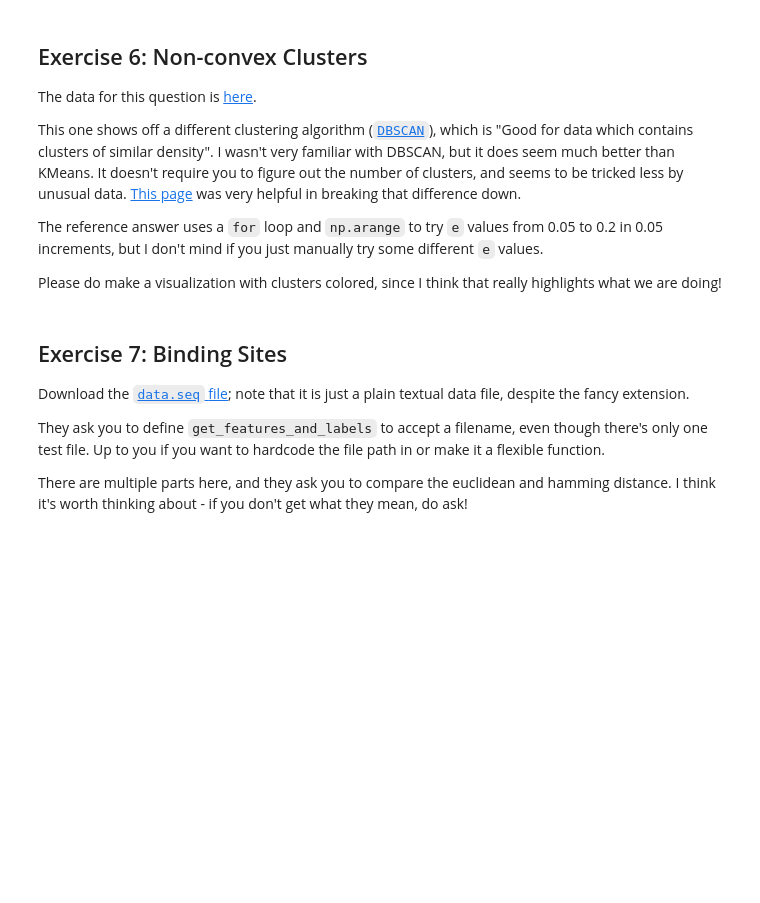
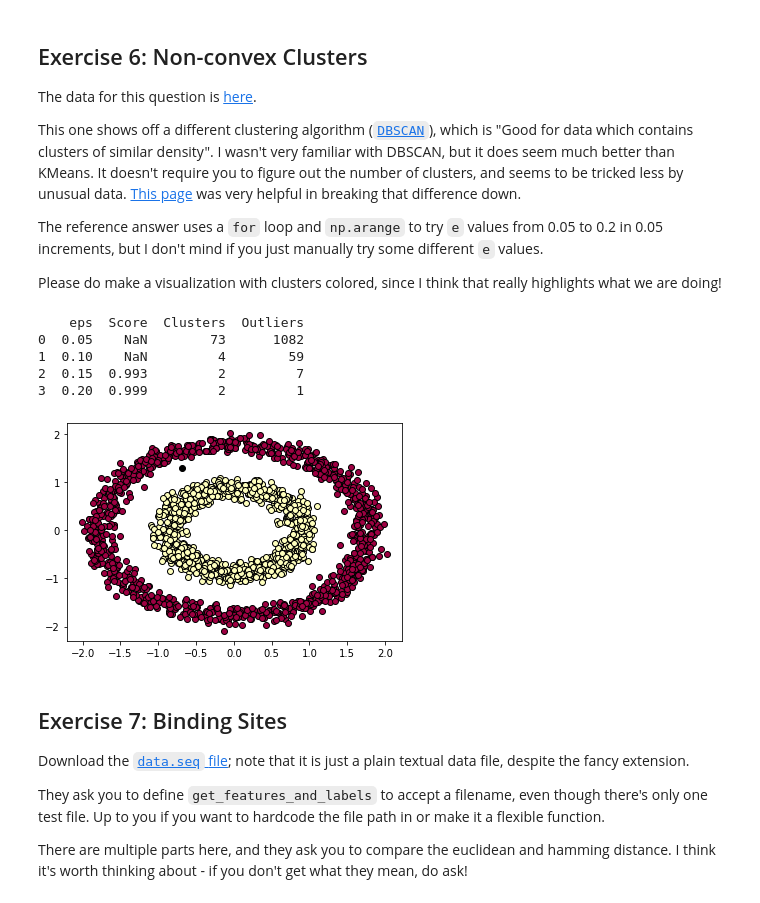
Before and after one commit to Pine9/MLexercises, a Jupyter notebook: ml_exercises.ipynb, the cells around one changed output. Cells and saved outputs as stored; diff of their text form; code cells hidden in the pictures; blank space fills up the shorter version.

```diff
--- a/ml_exercises.ipynb
+++ b/ml_exercises.ipynb
@@ -247,6 +291,64 @@ This one shows off a different clustering algorithm ([`DBSCAN`](https://scikit-l
 The reference answer uses a `for` loop and `np.arange` to try `e` values from 0.05 to 0.2 in 0.05 increments, but I don't mind if you just manually try some different `e` values.
 
 Please do make a visualization with clusters colored, since I think that really highlights what we are doing!
+# %%
+from sklearn.preprocessing import StandardScaler
+
+df = pd.read_csv("data.tsv", sep='\t')
+X = df[["X1","X2"]]
+X = StandardScaler().fit_transform(X)
+y = df['y']
+# as provided in exercise
+values = np.arange(0.05, 0.2, 0.05)
+lst = []
+num_unique = len(np.unique(y))
+
+for v in values:
+    model = DBSCAN(v).fit(X)
+    num_clusters = max(model.labels_) + 1
+
+    if num_clusters != num_unique:
+        score = np.nan
+    else:
+        permutation = find_permutation(num_clusters, y, model.labels_)
+        new_labels = [ permutation[label] for label in model.labels_[model.labels_ != 1] ]
+        score = metrics.accuracy_score(y[model.labels_ != 1], new_labels)
+
+    lst.append([v, score, num_clusters, np.sum(model.labels_ == -1)])
+
+df2 = pd.DataFrame(data=lst, columns=["eps", "Score", "Clusters", "Outliers"])
+print(df2)
+
+# plotting: https://scikit-learn.org/stable/auto_examples/cluster/plot_dbscan.html
+# Unsure if I did this correctly - the viz does look cool, though
+unique_labels = set(model.labels_)
+core_samples_mask = np.zeros_like(model.labels_, dtype=bool)
+colors = [plt.cm.Spectral(each)
+          for each in np.linspace(0, 1, len(unique_labels))]
+for k, col in zip(unique_labels, colors):
+    if k == -1:
+        # Black used for noise.
+        col = [0, 0, 0, 1]
+
+    class_member_mask = (model.labels_ == k)
+
+    xy = X[class_member_mask & core_samples_mask]
+    plt.plot(xy[:, 0], xy[:, 1], 'o', markerfacecolor=tuple(col),
+             markeredgecolor='k', markersize=14)
+
+    xy = X[class_member_mask & ~core_samples_mask]
+    plt.plot(xy[:, 0], xy[:, 1], 'o', markerfacecolor=tuple(col),
+             markeredgecolor='k', markersize=6)
+
+# plt.title('Estimated number of clusters: %d' % n_clusters_)
+plt.show()
+# %% [output]
+    eps  Score  Clusters  Outliers
+0  0.05    NaN        73      1082
+1  0.10    NaN         4        59
+2  0.15  0.993         2         7
+3  0.20  0.999         2         1
+[figure, added]
 # %% [markdown]
 ## Exercise 7: Binding Sites
 
```
Also changed, not shown: parts of 7 cells of this notebook, 2 other files.
